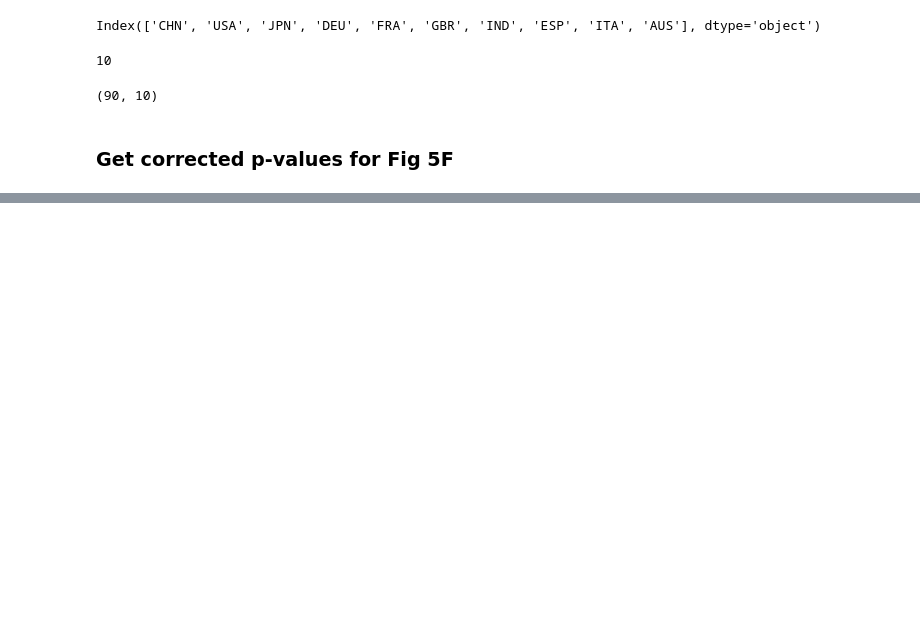
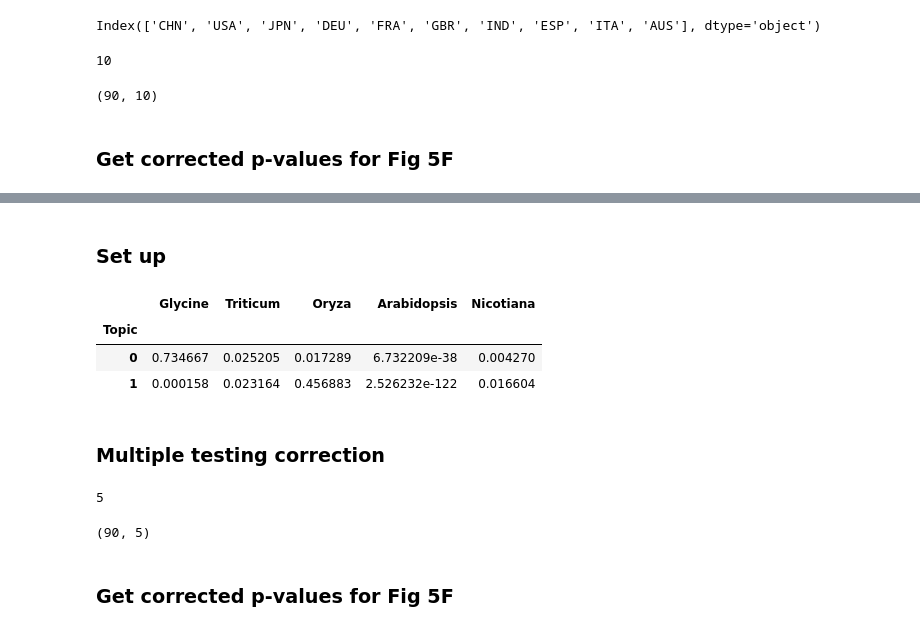
Before and after one commit to ShiuLab/plant_sci_hist, a Jupyter notebook: 9_wrap_up/script_9_3c_suggested_analysis_3.ipynb, the cells around one changed output, grey strips where cells are left out. Cells and saved outputs as stored; diff of their text form; code cells hidden in the pictures; blank space fills up the shorter version.

```diff
--- a/9_wrap_up/script_9_3c_suggested_analysis_3.ipynb
+++ b/9_wrap_up/script_9_3c_suggested_analysis_3.ipynb
@@ -114,0 +121,58 @@ pvals_df.head(5)
+# %% [markdown]
+### Set up
+# %%
+# stat is already generated, but not multiple-testing corrected
+
+# Get the p-values
+dir53     = proj_dir / "5_species_over_time/5_3_sp_topic_time"
+pval_file = dir53 / "table_df_toc_FET_top5_genera.xlsx"
+
+pval_df_gly = pd.read_excel(pval_file, sheet_name="Glycine", index_col=[0])
+pval_df_tri = pd.read_excel(pval_file, sheet_name="Triticum", index_col=[0])
+pval_df_ory = pd.read_excel(pval_file, sheet_name="Oryza", index_col=[0])
+pval_df_ara = pd.read_excel(pval_file, sheet_name="Arabidopsis", index_col=[0])
+pval_df_nic = pd.read_excel(pval_file, sheet_name="Nicotiana", index_col=[0])
+# %%
+pval_df = pd.DataFrame((pval_df_gly["Pvalue"],
+                        pval_df_ory["Pvalue"],
+                        pval_df_tri["Pvalue"],
+                        pval_df_ara["Pvalue"],
+                        pval_df_nic["Pvalue"])).T
+
+species         = ["Glycine", "Triticum", "Oryza", "Arabidopsis", "Nicotiana"]
+pval_df.columns = species
+
+pval_df.head(2)
+# %% [output]
+|  | Glycine | Triticum | Oryza | Arabidopsis | Nicotiana |
+| Topic |  |  |  |  |  |
+| 0 | 0.734667 | 0.025205 | 0.017289 | 6.732209e-38 | 0.004270 |
+| 1 | 0.000158 | 0.023164 | 0.456883 | 2.526232e-122 | 0.016604 |
+# %% [markdown]
+### Multiple testing correction
+# %%
+# correct for each country
+pval_corrected = []
+for sp in species:
+  pval = pval_df[sp].values
+  pval_corrected.append(multipletests(pval, method='fdr_bh')[1])
+
+len(pval_corrected)
+# %% [output]
+5
+# %%
+# Turn into np array than transpose
+pval_corrected_arr = np.array(pval_corrected).T
+
+# Convert to dataframe
+pval_corrected_df = pd.DataFrame(pval_corrected_arr,
+                                 columns=list(species),
+                                 index=pval_df.index)
+print(pval_corrected_df.shape)
+
+# output to csv
+pval_corrected_df.to_csv(dir53 / "species_top5_toc_pval_corrected.csv")
+# %% [output]
+(90, 5)
+# %% [markdown]
+### Get corrected p-values for Fig 5F
```
Also changed, not shown: parts of 4 cells of this notebook, 1 other file.
